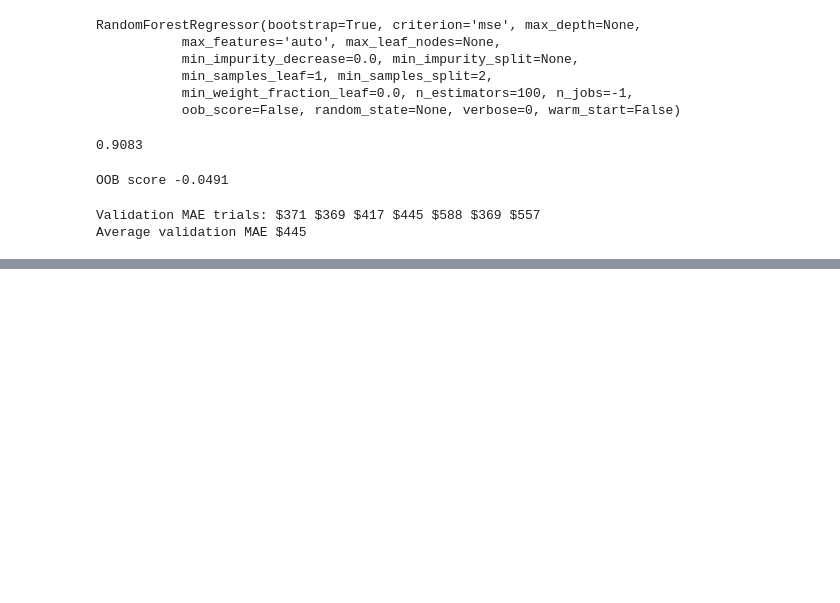
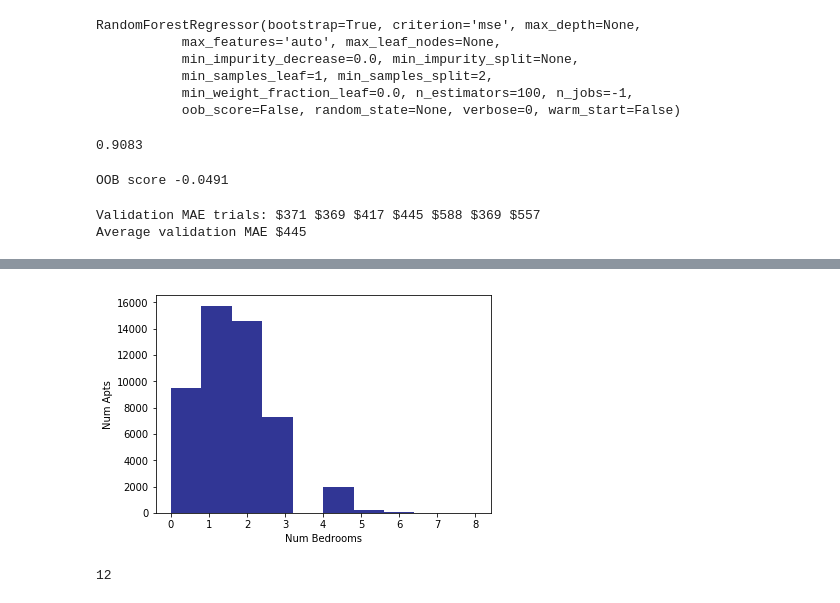
Before and after one commit to rasoh/ter_mlbook, a Jupyter notebook: clean.ipynb, the cells around one changed output, grey strips where cells are left out. Cells and saved outputs as stored; diff of their text form; code cells hidden in the pictures; blank space fills up the shorter version.

```diff
--- a/clean.ipynb
+++ b/clean.ipynb
@@ -122,0 +181,20 @@ Average validation MAE $445
+# %%
+bookcolors = {
+         'crimson': '#a50026', 'red': '#d73027',
+         'redorange': '#f46d43', 'orange': '#fdae61',
+         'yellow': '#fee090', 'sky': '#e0f3f8',
+         'babyblue': '#abd9e9', 'lightblue': '#74add1',
+         'blue': '#4575b4', 'purple': '#313695'
+     }
+import matplotlib.pyplot as plt
+fig,ax = plt.subplots()
+ax.set_xlabel('Num Bedrooms')
+ax.set_ylabel('Num Apts')
+ax.hist(df_num.bedrooms, color=bookcolors['purple'])
+plt.show()
+# %% [output]
+[figure, added]
+# %%
+print(len(df[(df.longitude==0.0) & (df.latitude==0.0)]))
+# %% [output]
+12
```
Also changed, not shown: parts of 13 cells of this notebook.
